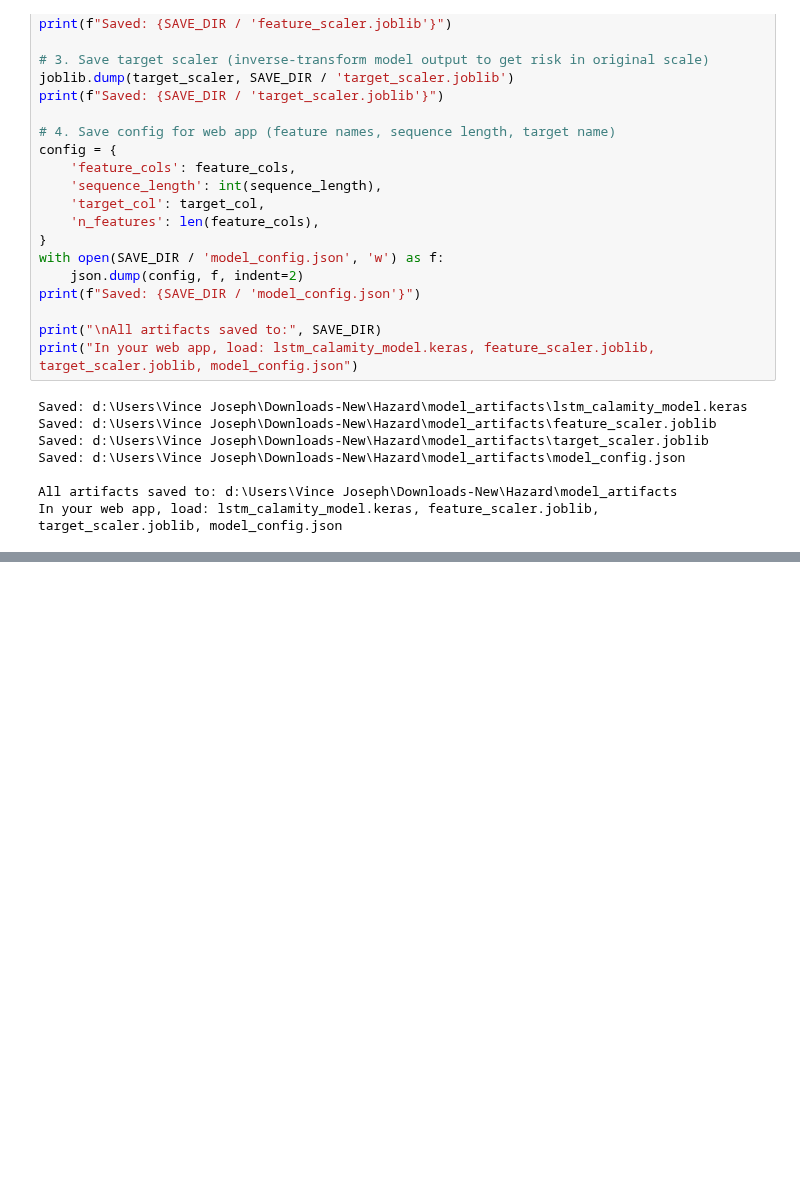
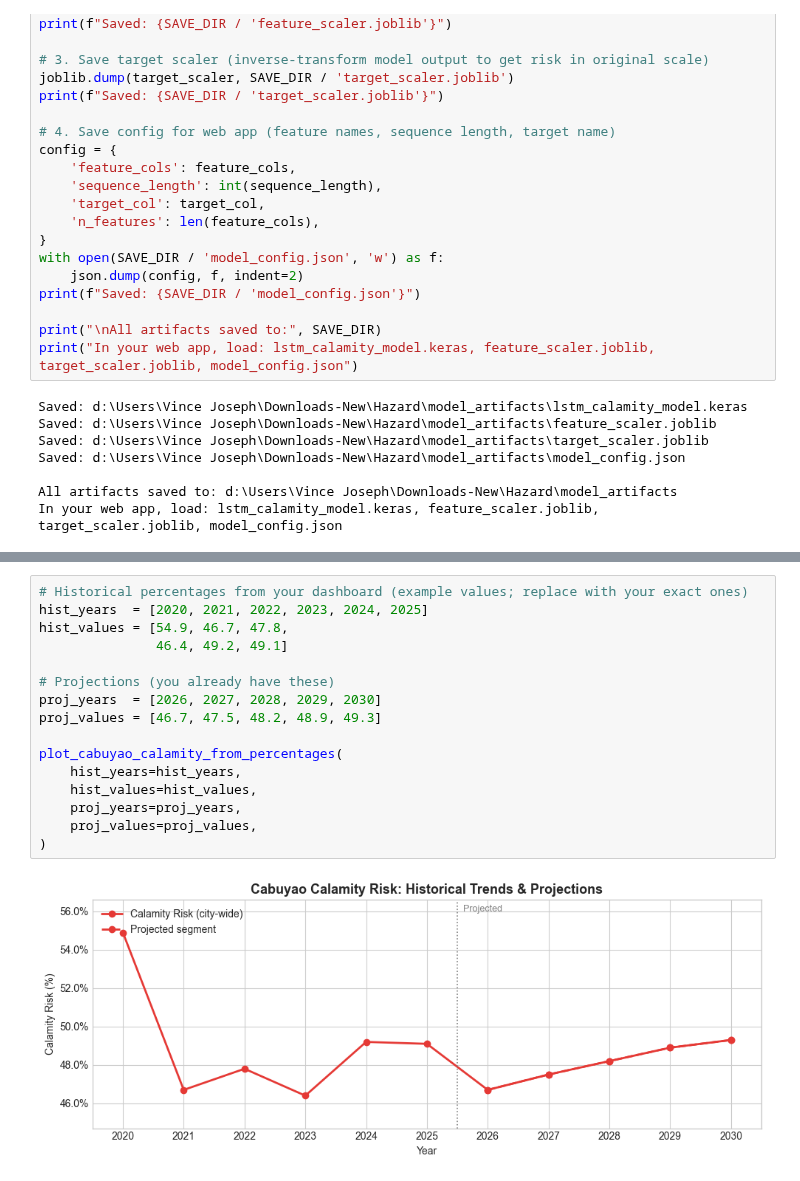
Before and after one commit to mvillamante/Geospatial_Web_App, a Jupyter notebook: backend/api/data/training/calamity_risk.ipynb, the cells around one changed output, grey strips where cells are left out. Drawn from its saved outputs; the diff is of its cells as text; blank space fills up the shorter version.

```diff
--- a/backend/api/data/training/calamity_risk.ipynb
+++ b/backend/api/data/training/calamity_risk.ipynb
@@ -1513,0 +2108,18 @@ else:
+# %%
+# Historical percentages from your dashboard (example values; replace with your exact ones)
+hist_years  = [2020, 2021, 2022, 2023, 2024, 2025]
+hist_values = [54.9, 46.7, 47.8,
+               46.4, 49.2, 49.1]
+
+# Projections (you already have these)
+proj_years  = [2026, 2027, 2028, 2029, 2030]
+proj_values = [46.7, 47.5, 48.2, 48.9, 49.3]
+
+plot_cabuyao_calamity_from_percentages(
+    hist_years=hist_years,
+    hist_values=hist_values,
+    proj_years=proj_years,
+    proj_values=proj_values,
+)
+# %% [output]
+[figure, added]
```
Also changed, not shown: parts of 16 cells of this notebook, 1 other file.
